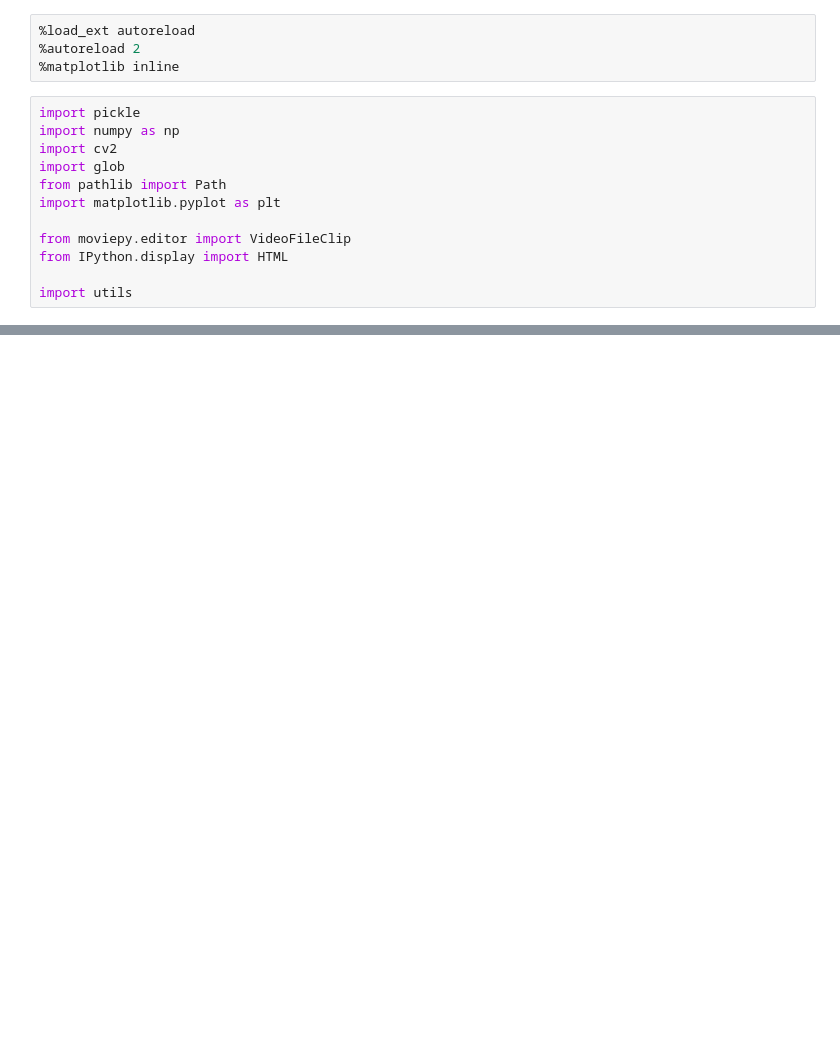
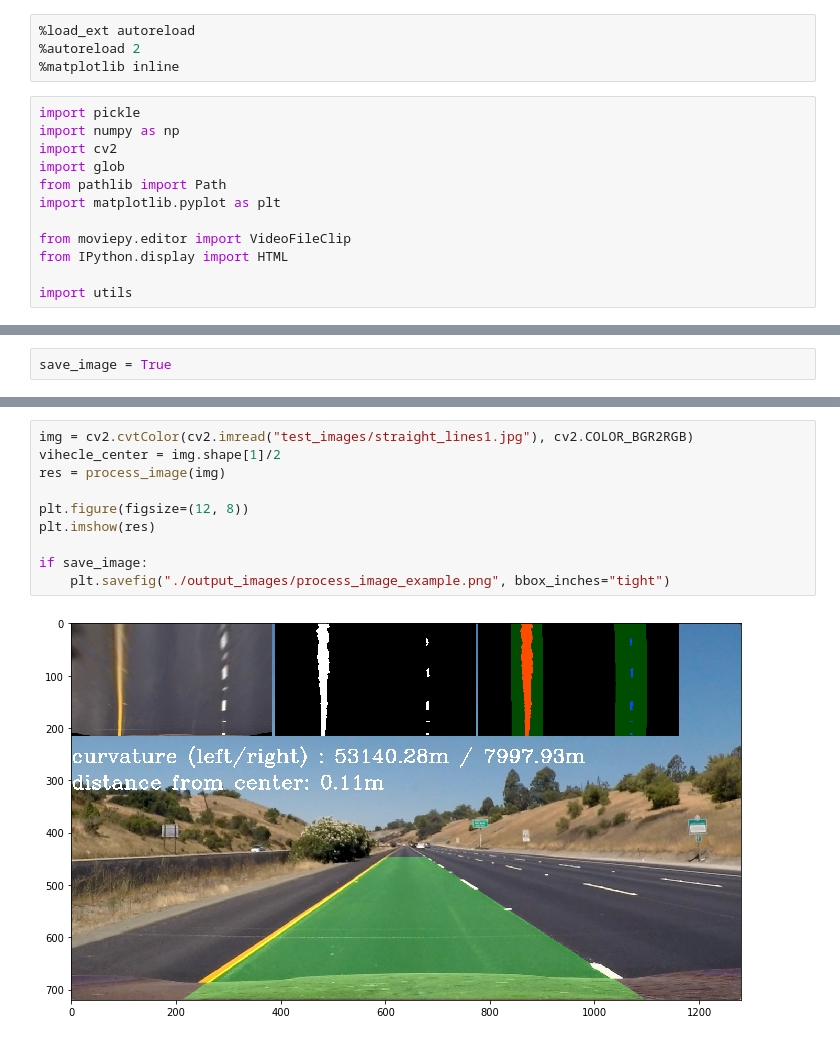
Before and after one commit to i-aki-y/selfdrivingcar-project4, a Jupyter notebook: AdvanLaneFinding.ipynb, the cells around one changed output, grey strips where cells are left out. Saved outputs shown, nothing was run; the diff lists cells and outputs as text; blank space fills up the shorter version.

```diff
--- a/AdvanLaneFinding.ipynb
+++ b/AdvanLaneFinding.ipynb
@@ -141,0 +17,2 @@ def process_image(image):
+# %%
+save_image = True
@@ -141,0 +122,12 @@ def process_image(image):
+# %%
+img = cv2.cvtColor(cv2.imread("test_images/straight_lines1.jpg"), cv2.COLOR_BGR2RGB)
+vihecle_center = img.shape[1]/2
+res = process_image(img)
+
+plt.figure(figsize=(12, 8))
+plt.imshow(res)
+
+if save_image:
+    plt.savefig("./output_images/process_image_example.png", bbox_inches="tight")
+# %% [output]
+[figure, added]
```
Also changed, not shown: parts of 8 cells of this notebook, 14 other files.
